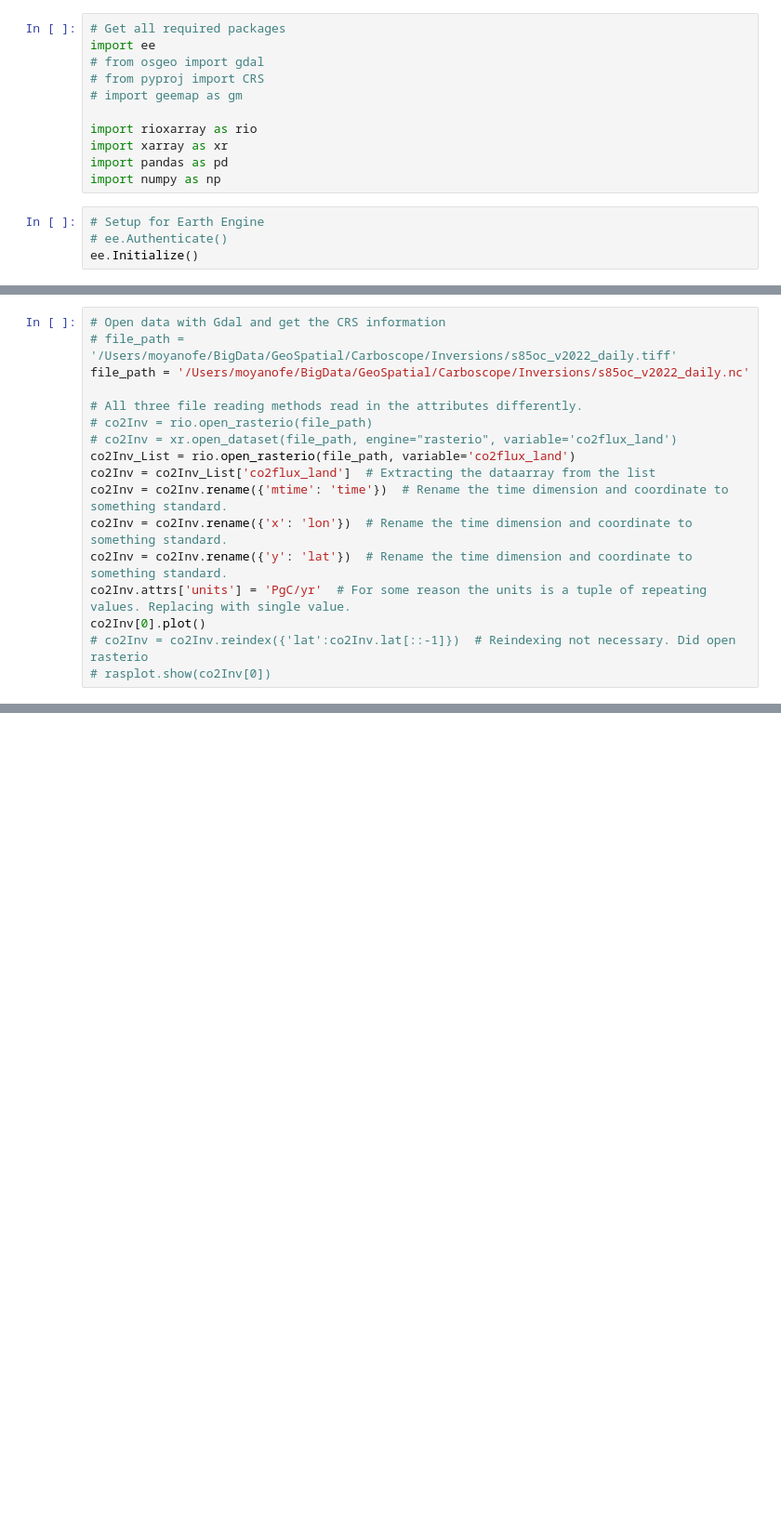
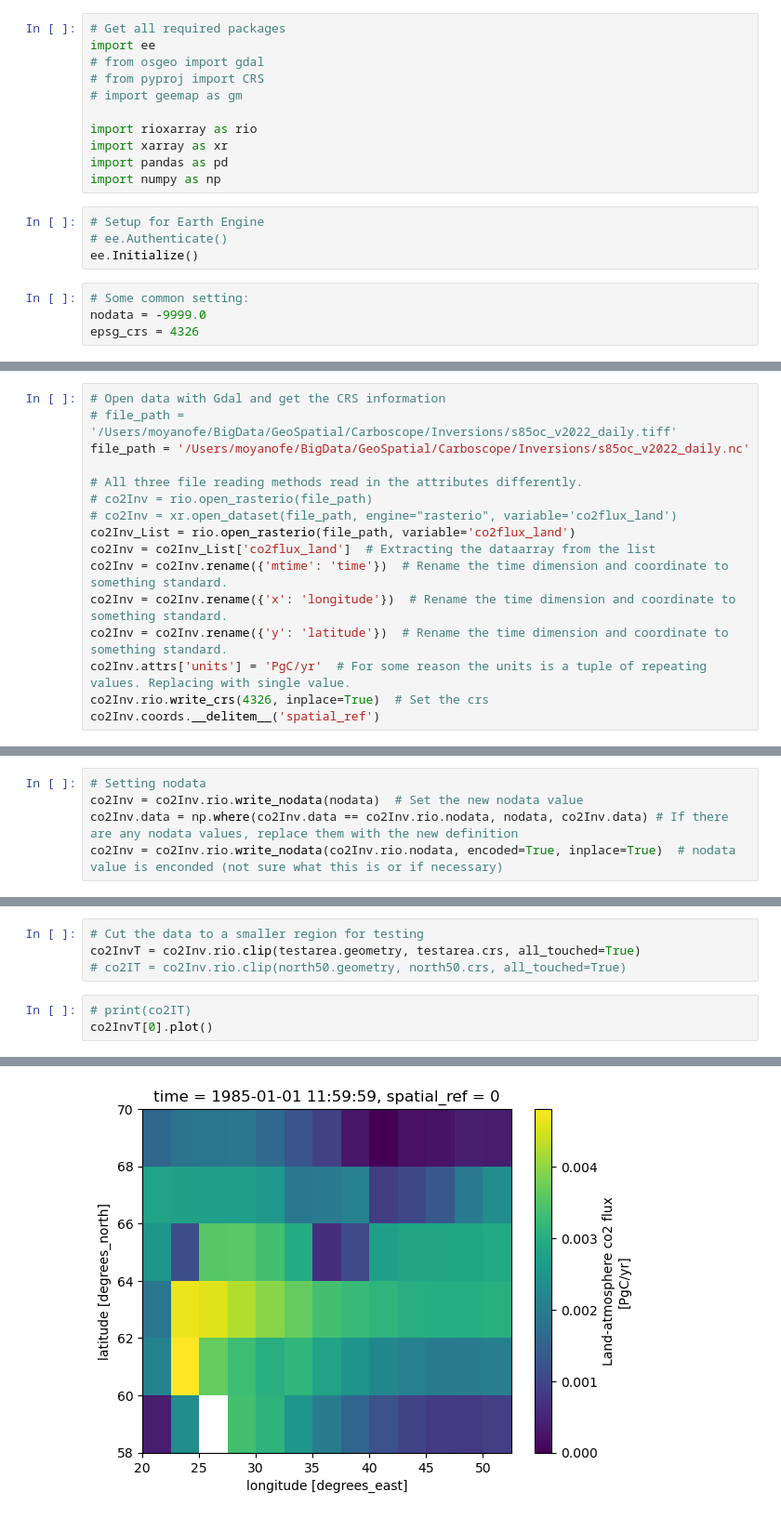
Before and after one commit to femoyano/northern-land-cover, a Jupyter notebook: recovery.ipynb, the cells around one changed output, grey strips where cells are left out. Shown: that part at 93% size. Cells and saved outputs as stored; diff of their text form; blank space fills up the shorter version.

```diff
--- a/recovery.ipynb
+++ b/recovery.ipynb
@@ -13,4 +58,8 @@ import numpy as np
 # Setup for Earth Engine
 # ee.Authenticate()
 ee.Initialize()
+# %%
+# Some common setting:
+nodata = -9999.0
+epsg_crs = 4326
 # %% [markdown]
@@ -49,10 +99,9 @@ file_path = '/Users/moyanofe/BigData/GeoSpatial/Carboscope/Inversions/s85oc_v202
 co2Inv_List = rio.open_rasterio(file_path, variable='co2flux_land')
 co2Inv = co2Inv_List['co2flux_land']  # Extracting the dataarray from the list
 co2Inv = co2Inv.rename({'mtime': 'time'})  # Rename the time dimension and coordinate to something standard.
-co2Inv = co2Inv.rename({'x': 'lon'})  # Rename the time dimension and coordinate to something standard.
-co2Inv = co2Inv.rename({'y': 'lat'})  # Rename the time dimension and coordinate to something standard.
+co2Inv = co2Inv.rename({'x': 'longitude'})  # Rename the time dimension and coordinate to something standard.
+co2Inv = co2Inv.rename({'y': 'latitude'})  # Rename the time dimension and coordinate to something standard.
 co2Inv.attrs['units'] = 'PgC/yr'  # For some reason the units is a tuple of repeating values. Replacing with single value.
-co2Inv[0].plot()
-# co2Inv = co2Inv.reindex({'lat':co2Inv.lat[::-1]})  # Reindexing not necessary. Did open rasterio
-# rasplot.show(co2Inv[0])
+co2Inv.rio.write_crs(4326, inplace=True)  # Set the crs
+co2Inv.coords.__delitem__('spatial_ref')
 # %% [output]
@@ -60,0 +125,5 @@ co2Inv[0].plot()
+# %%
+# Setting nodata
+co2Inv = co2Inv.rio.write_nodata(nodata)  # Set the new nodata value
+co2Inv.data = np.where(co2Inv.data == co2Inv.rio.nodata, nodata, co2Inv.data) # If there are any nodata values, replace them with the new definition
+co2Inv = co2Inv.rio.write_nodata(co2Inv.rio.nodata, encoded=True, inplace=True)  # nodata value is enconded (not sure what this is or if necessary)
@@ -60,0 +138,8 @@ co2Inv[0].plot()
+# %%
+# Cut the data to a smaller region for testing
+co2InvT = co2Inv.rio.clip(testarea.geometry, testarea.crs, all_touched=True)
+# co2IT = co2Inv.rio.clip(north50.geometry, north50.crs, all_touched=True)
+# %%
+# print(co2IT)
+co2InvT[0].plot()
+# %% [output]
@@ -61 +147,2 @@ co2Inv[0].plot()
+[figure, added]
 # %%
```
Also changed, not shown: parts of 24 cells of this notebook.
